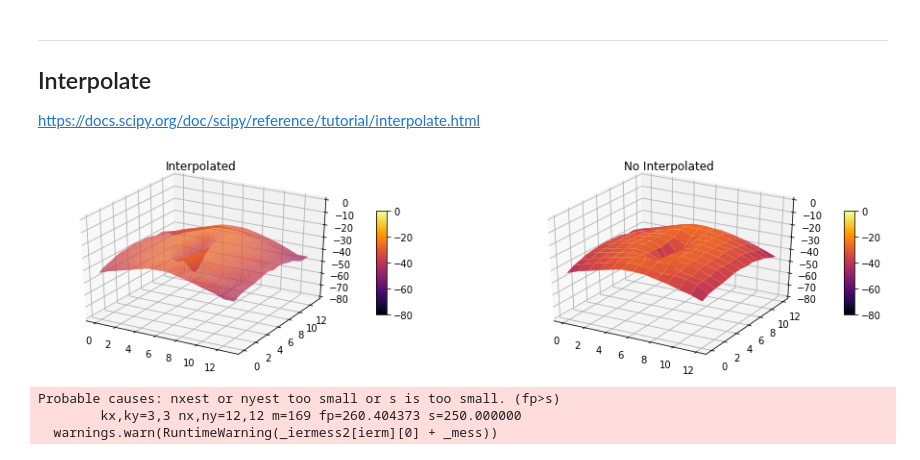
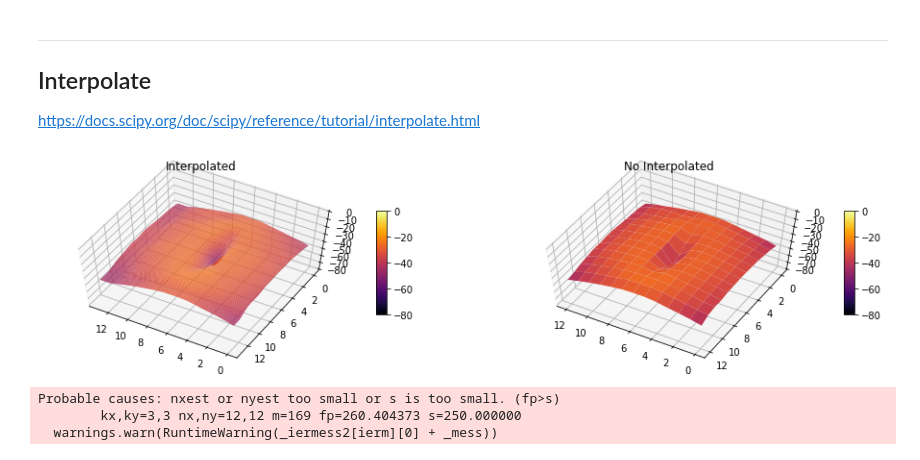
Before and after one commit to lsmanoel/CEM_4, a Jupyter notebook: 13.06/open_matrix_csv.ipynb, the cells around one changed output. Cells and saved outputs as stored; diff of their text form; code cells hidden in the pictures.

```diff
--- a/13.06/open_matrix_csv.ipynb
+++ b/13.06/open_matrix_csv.ipynb
@@ -282,34 +282,40 @@ surf = ax.plot_surface(X_interp, Y_interp, Z_interp,
                        vmax = 0,
                        vmin = -80)
 
 fig.colorbar(surf, shrink=0.5, aspect=10)
 ax.set_zlim(-80, 0)
 
+angle_view = 120
+ax.view_init(60, angle_view)
+
 # ==============================================================================
 ax = fig.add_subplot(1, 2, 2, projection='3d')
 ax.set_title('No Interpolated')
 
 X = np.arange(0, 13, 1)
 Y = np.arange(0, 13, 1)
 X, Y = np.meshgrid(X, Y)
 Z = mag_plane_bottom_24_MHz
 
 surf = ax.plot_surface(X, Y, Z,
                        rstride=1,
                        cstride=1,
                        cmap ='inferno',
                        linewidth=0,
                        antialiased=True,
                        vmax = 0,
                        vmin = -80)
 
 fig.colorbar(surf, shrink=0.5, aspect=10)
 ax.set_zlim(-80, 0)
 
+angle_view = 120
+ax.view_init(60, angle_view)
+
 # ==============================================================================
 plt.show()
 # %% [output]
-[figure, old version]
+[figure, new version]
 # %%
 import matplotlib.pyplot as plt
 from matplotlib import cm
```
